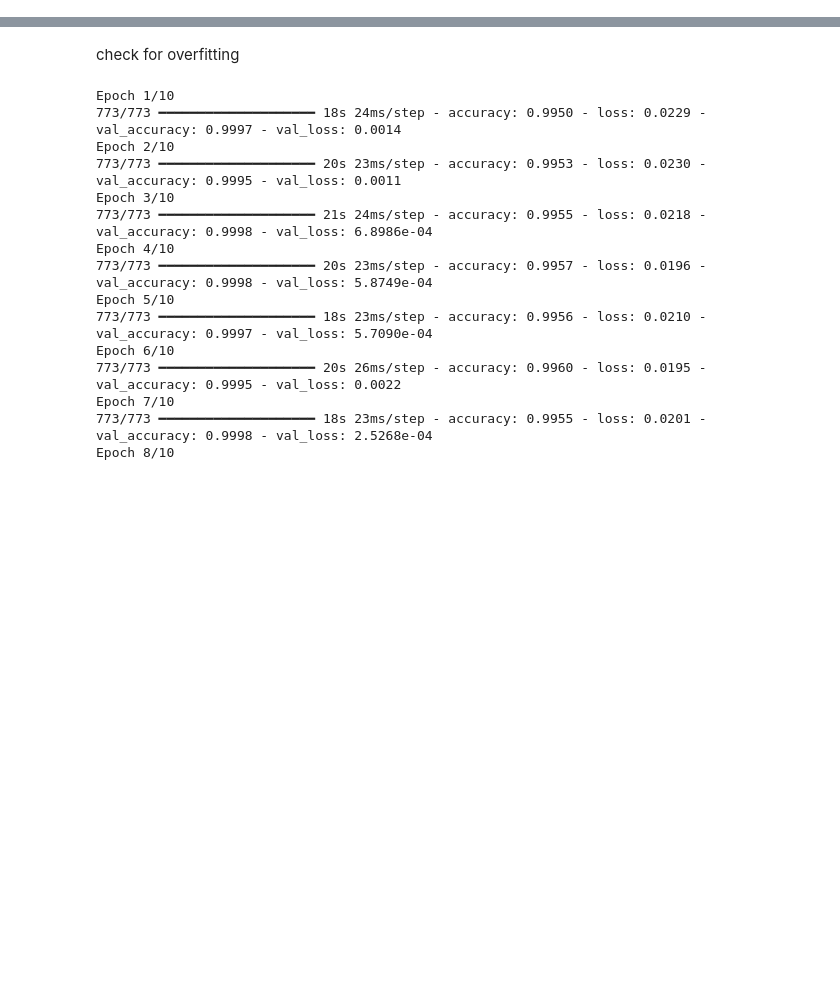
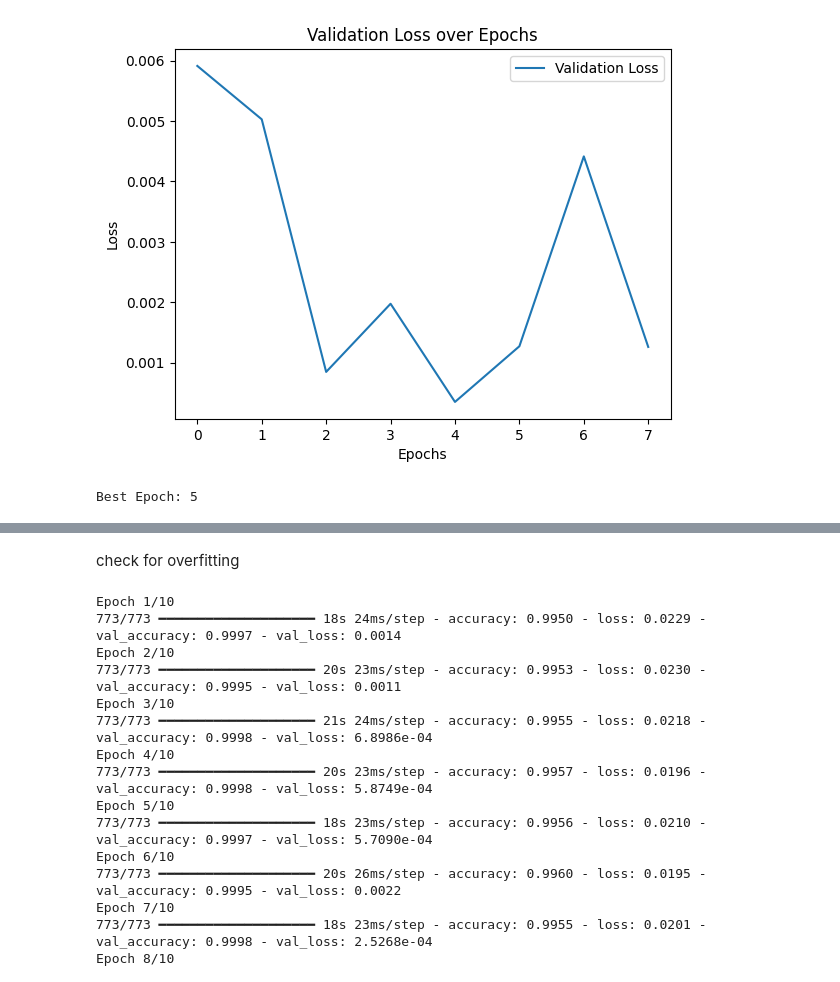
Before and after one commit to bleenee203/IS335.P11---SQLi, a Jupyter notebook: Word2vec_LSTM.ipynb, the cells around one changed output, grey strips where cells are left out. Saved outputs shown, nothing was run; the diff lists cells and outputs as text; code cells hidden in the pictures; blank space fills up the shorter version.

```diff
--- a/Word2vec_LSTM.ipynb
+++ b/Word2vec_LSTM.ipynb
@@ -91,0 +87,22 @@ Accuracy: 0.9939842820167542
+# %%
+
+# Using the best batch size found earlier
+batch_size = best_batch_size
+
+early_stopping = EarlyStopping(monitor='val_loss', patience=3, restore_best_weights=True)
+history = model.fit(X, y, epochs=20, batch_size=batch_size, validation_split=0.2, callbacks=[early_stopping])
+
+# Plot validation loss to find the optimal epoch
+import matplotlib.pyplot as plt
+
+plt.plot(history.history['val_loss'], label='Validation Loss')
+plt.xlabel('Epochs')
+plt.ylabel('Loss')
+plt.legend()
+plt.title('Validation Loss over Epochs')
+plt.show()
+
+# Find the best epoch
+best_epoch = history.history['val_loss'].index(min(history.history['val_loss'])) + 1
+print(f"Best Epoch: {best_epoch}")
+# %% [output]
@@ -92,3 +125,5 @@ Accuracy: 0.9939842820167542
+[figure, added]
+Best Epoch: 5
 # %%
 from sklearn.metrics import classification_report
 
```
Also changed, not shown: parts of 4 cells of this notebook.
